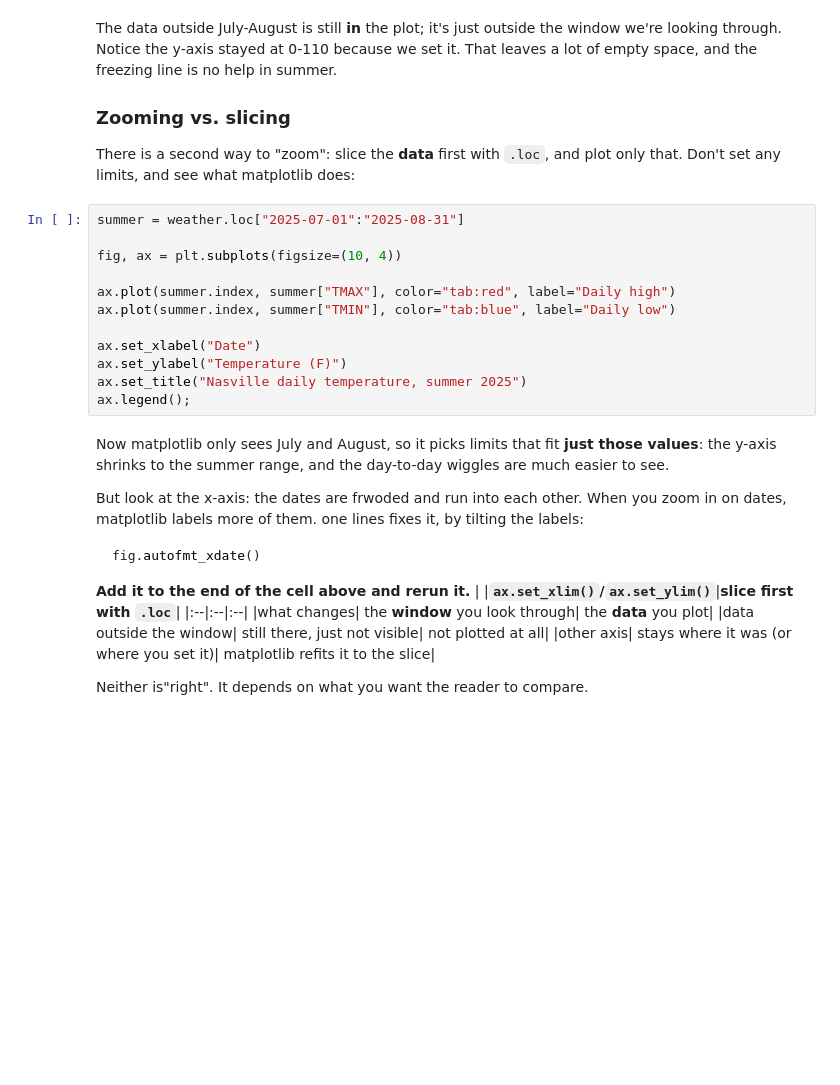
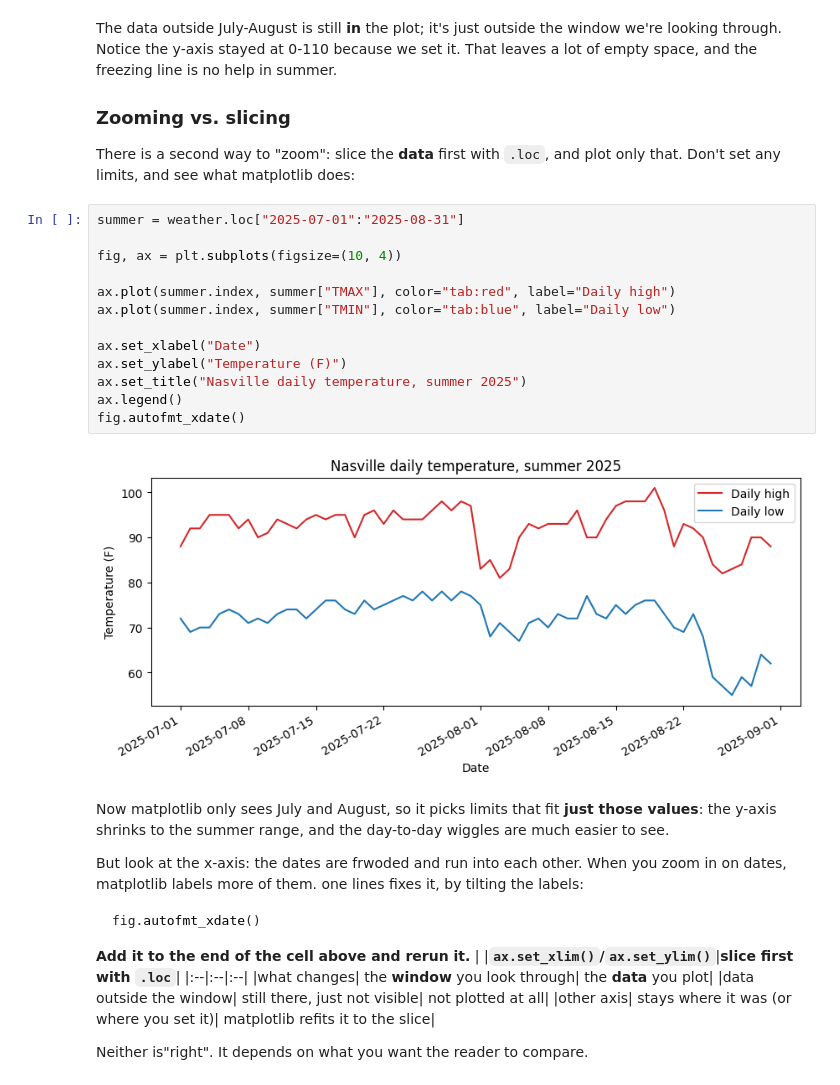
Before and after one commit to Python-in-Earth-Science/course-materials, a Jupyter notebook: week09/20_matplotlib_intro.ipynb, the cells around one changed output. Drawn from its saved outputs; the diff is of its cells as text; blank space fills up the shorter version.

```diff
--- a/week09/20_matplotlib_intro.ipynb
+++ b/week09/20_matplotlib_intro.ipynb
@@ -257,15 +316,18 @@ There is a second way to "zoom": slice the **data** first with `.loc`, and plot
 # %%
 summer = weather.loc["2025-07-01":"2025-08-31"]
 
 fig, ax = plt.subplots(figsize=(10, 4))
 
 ax.plot(summer.index, summer["TMAX"], color="tab:red", label="Daily high")
 ax.plot(summer.index, summer["TMIN"], color="tab:blue", label="Daily low")
 
 ax.set_xlabel("Date")
 ax.set_ylabel("Temperature (F)")
 ax.set_title("Nasville daily temperature, summer 2025")
-ax.legend();
+ax.legend()
+fig.autofmt_xdate()
+# %% [output]
+[figure, added]
 # %% [markdown]
 Now matplotlib only sees July and August, so it picks limits that fit **just those values**: the y-axis shrinks to the summer range, and the day-to-day wiggles are much easier to see.
 
```
Also changed, not shown: parts of 16 cells of this notebook, 3 other files.
